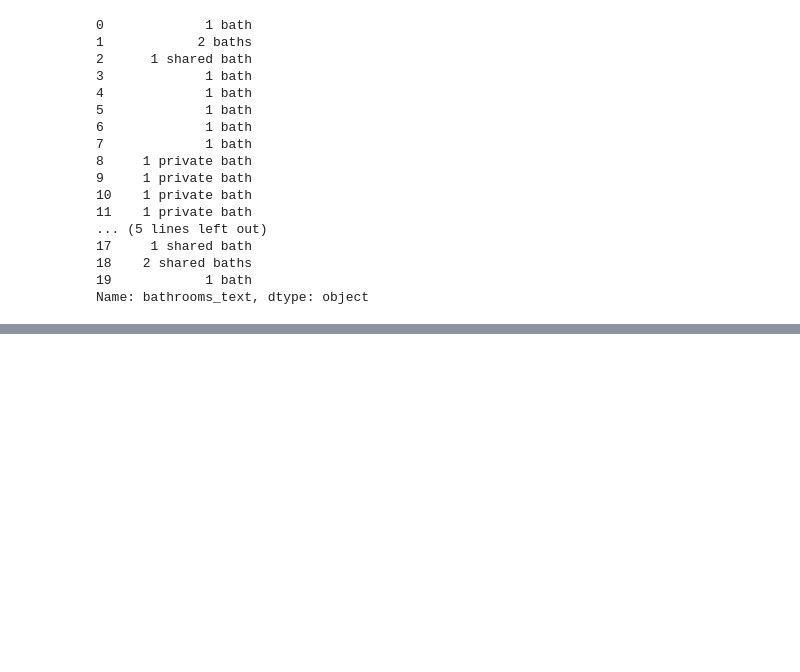
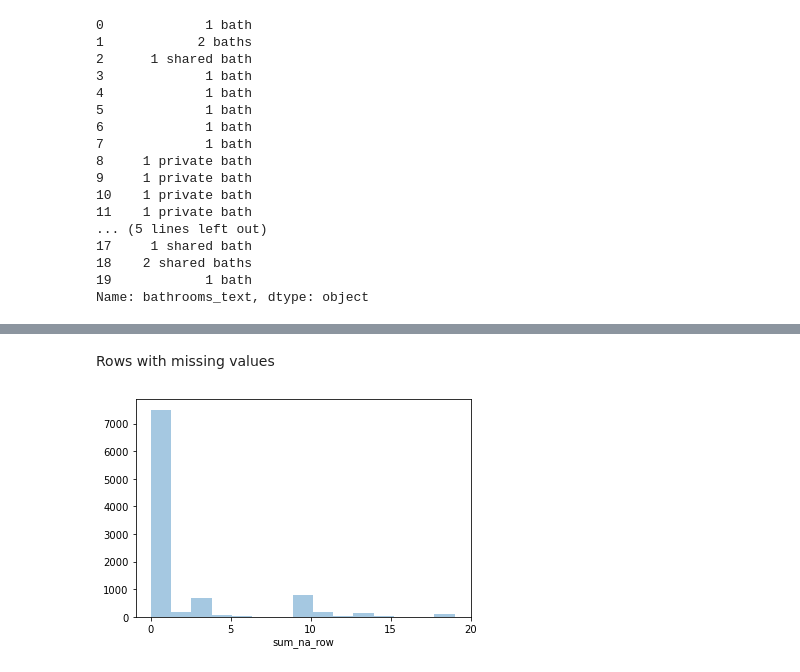
Before and after one commit to pilipentseva/predictions, a Jupyter notebook: Predictions_HW2_airbnb_SD.ipynb, the cells around one changed output, grey strips where cells are left out. Drawn from its saved outputs; the diff is of its cells as text; code cells hidden in the pictures; blank space fills up the shorter version.

```diff
--- a/Predictions_HW2_airbnb_SD.ipynb
+++ b/Predictions_HW2_airbnb_SD.ipynb
@@ -856,0 +1025,11 @@ zhima_selfie
+# %% [markdown]
+Rows with missing values
+# %%
+df['sum_na_row'] = df.isna().sum(axis=1)
+# %%
+plt.figure()
+sns.distplot(df['sum_na_row'], bins=15, kde=False)
+plt.xticks(np.arange(0, 21, 5))
+plt.show()
+# %% [output]
+[figure, added]
```
Also changed, not shown: parts of 92 cells of this notebook.
